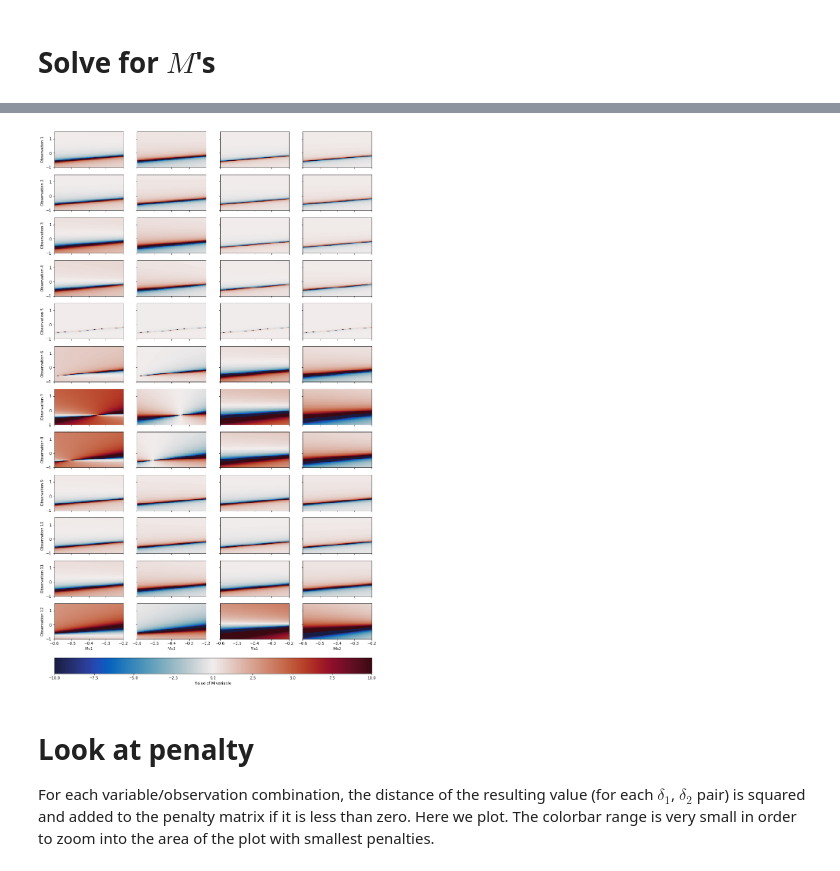
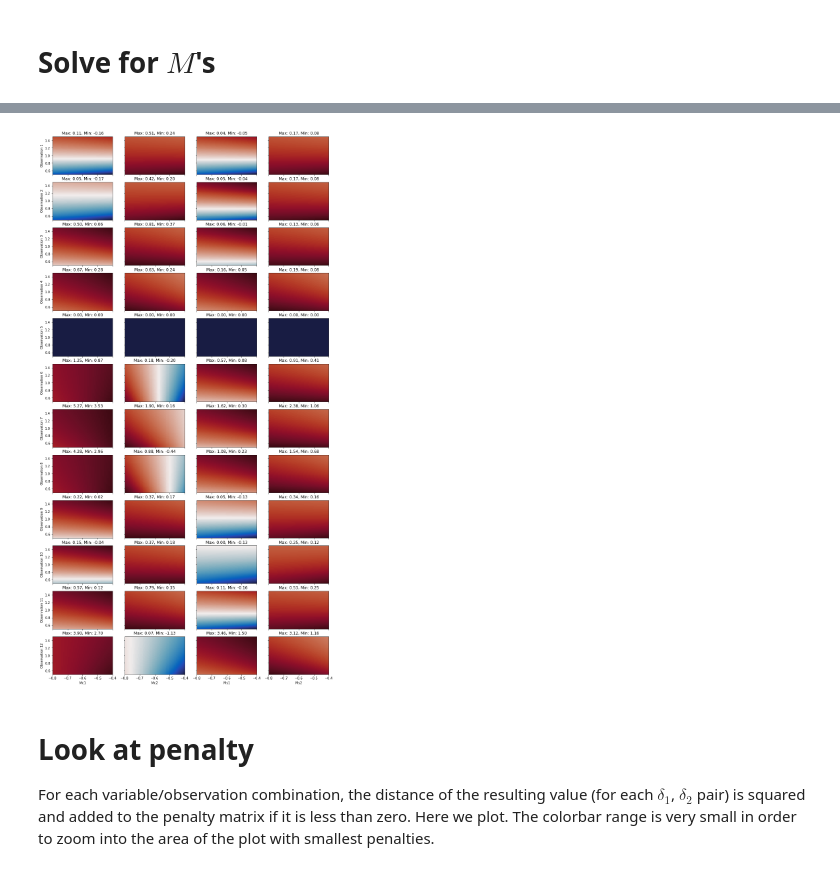
Before and after one commit to kthyng/janelle2019, a Jupyter notebook: Analysis.ipynb, the cells around one changed output, grey strips where cells are left out. Cells and saved outputs as stored; diff of their text form; code cells hidden in the pictures.

```diff
--- a/Analysis.ipynb
+++ b/Analysis.ipynb
@@ -28,18 +28,21 @@ df = pd.read_csv('2019_09_18_Data_KT_fixed.csv', index_col=0, skiprows=[1])
 # %% [markdown]
 Set up arrays of $\delta_1$ and $\delta_2$ to find resultant $M$'s.
 # %%
-ndeltas = 50  # number of delta values in each direction
+ndeltas1, ndeltas2 = 50, 60  # number of delta values in each direction
 nobs = 12  # number of observations
 nvars = 4  # number of variables
 
-d1 = np.linspace(-0.2,-0.6, ndeltas); d2 = np.linspace(-1,1.5, 60)
+d1 = np.linspace(-0.8,-0.4, ndeltas1); d2 = np.linspace(0.5,1.5, ndeltas2)
+# d1 = np.linspace(-0.2,-0.6, ndeltas); d2 = np.linspace(-1,1.5, 60)
 # d1 = np.linspace(-3,3, ndeltas); d2 = np.linspace(-3,3, ndeltas)
 de1, de2 = np.meshgrid(d1, d2)
 delta1 = de1[:,:,np.newaxis].repeat(12, axis=2)
 delta2 = de2[:,:,np.newaxis].repeat(12, axis=2)
 
 # define constants
-delta0 = 0.25
+# Used to be delta0 = 0.25, now split into one for each equation
+deltas0 = 0.31
+deltac0 = 0.21
 Ms0 = df['Mso'].values[0]
 Mc0 = df['Mco'].values[0]
 # %% [markdown]
@@ -60,11 +63,11 @@ Then we can get $M_{c1}$ from Equation 2.
 Note that if we originally solved for $M_{s1}$ instead of $M_{s2}$ by plugging Equation 1 into 3, we get a similar form but flipped for $\delta_1$ and $\delta_2$, giving us symmetric results.
 # %%
 ddelta = (delta2-delta1)
-Ms2 = (df['Ms'].values*df['deltas'].values - Ms0*delta0 + (Ms0-df['Ms'].values)*delta1)/ddelta;
+Ms2 = (df['Ms'].values*df['deltas'].values - Ms0*deltas0 + (Ms0-df['Ms'].values)*delta1)/ddelta;
 # %%
 Ms1 = df['Ms'].values - Ms0 - Ms2
 # %%
-Mc2 = (df['Mc'].values*df['deltac'].values - Mc0*delta0 + (Mc0-df['Mc'].values)*delta1)/(delta2-delta1)
+Mc2 = (df['Mc'].values*df['deltac'].values - Mc0*deltac0 + (Mc0-df['Mc'].values)*delta1)/(delta2-delta1)
 # %%
 Mc1 = df['Mc'].values - Mc0 - Mc2
 # %%
@@ -77,39 +80,43 @@ outputs = np.stack([Mc1, Mc2, Ms1, Ms2], axis=-1)  # nvars x numds x nobs x nvar
 # mask out infinite values
 outputs = np.ma.masked_where(np.isinf(outputs), outputs)
 
-penalty = np.zeros((60, ndeltas))  # to integrate penalty over the loops
+penalty = np.zeros((ndeltas2, ndeltas1))  # to integrate penalty over the loops
 
-vmax = 10  # abs(outputs.max())
+vmax = abs(outputs.max())
 vmin = -vmax
 
 fig, axes = plt.subplots(nobs, nvars, sharex=True, sharey=True, figsize=(15,30))
 
 for irow in range(nobs):  # looping over the 12 observations nobs
     for icol in range(nvars):  # looping over the 4 M's we solve for nvars
         ax = axes[irow, icol]
 
         if icol == 0:
             ax.set_ylabel('Observation %i' % (int(irow) + 1))
 
         if irow == nobs-1:
             ax.set_xlabel(names[icol])
 
         var = outputs[:,:,irow,icol].copy()  # rename variable for this loop
 
         # pull out numbers that are <0
         ind = var<0
         # for those numbers, penalty of ^2 for distance away from
         # penalty stores the sum of the penalty squared across the variables (4 M's) and
         # the 12 observations, so over 36 matrices
         penalty[ind] += var[ind]**2
 
         # plot the individual matrices for inspection
-        mappable = ax.pcolormesh(delta1[:,:,0], delta2[:,:,0], var, cmap=cmo.balance, vmin=vmin, vmax=vmax)
+        vmax = abs(var).max()
+        ax.pcolormesh(delta1[:,:,0], delta2[:,:,0], var, cmap=cmo.balance, vmin=-vmax, vmax=vmax)
+#         cb = plt.colorbar(mappable, ax=axes.ravel().tolist(), orientation='horizontal', pad=0.03)
 
-cb = fig.colorbar(mappable, ax=axes.ravel().tolist(), orientation='horizontal', pad=0.03)
-cb.set_label('Value of M variable')
+        ax.set_title('Max: %2.2f, Min: %2.2f' % (var.max(), var.min()))
+
+# cb = fig.colorbar(mappable, ax=axes.ravel().tolist(), orientation='horizontal', pad=0.03)
+# cb.set_label('Value of M variable')
 # %% [output]
-[figure, old version]
+[figure, new version]
 # %% [markdown]
 # Look at penalty
 
```
Also changed, not shown: parts of 19 cells of this notebook.
